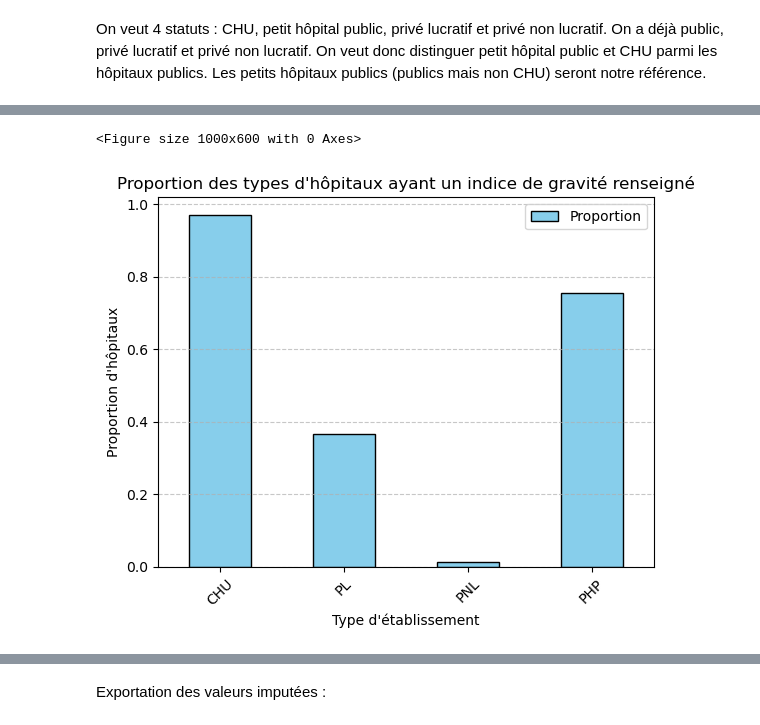
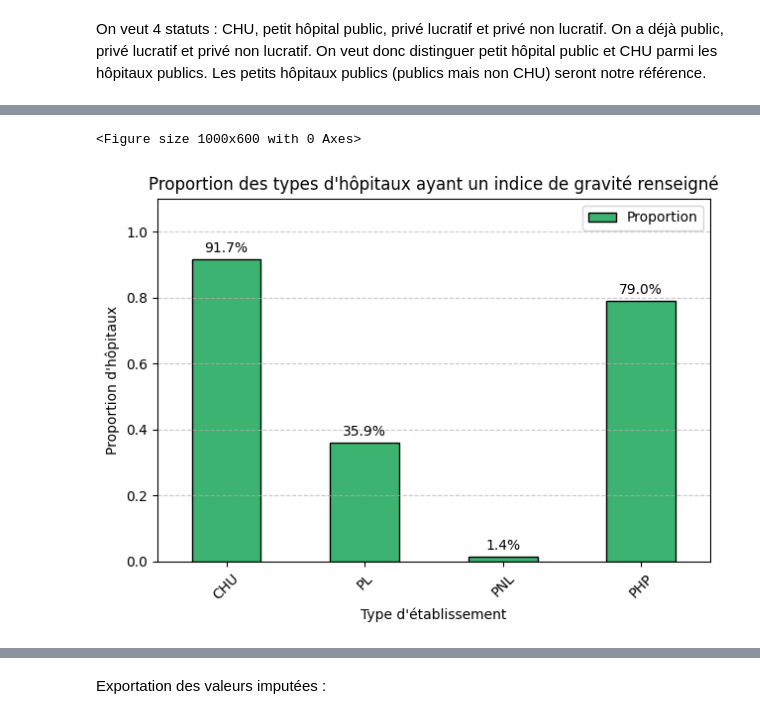
Before and after one commit to Alexandre484/StatApp, a Jupyter notebook: demande_cond_avec_controles.ipynb, the cells around one changed output, grey strips where cells are left out. Saved outputs shown, nothing was run; the diff lists cells and outputs as text; code cells hidden in the pictures.

```diff
--- a/demande_cond_avec_controles.ipynb
+++ b/demande_cond_avec_controles.ipynb
@@ -125,0 +143,16 @@ data["lADMIN"] = np.where(data["EFF_ADMIN"] > 0, np.log(data["EFF_ADMIN"]), 0)
+# %%
+data["lURG"] = np.log(data["PASSU"].fillna(0) + 1)
+data["lMCO_AMB"] = np.log(data["SEJHP_MCO"].fillna(0) + 1)
+data["lMCO_COMP"] = np.log(data["SEJHC_MCO"].fillna(0) + 1)
+data["lPSY"] = np.log(data["SEJ_PSY"].fillna(0) + 1)
+data["lSEANCES"] = np.log(data["SEANCES"].fillna(0) + 1)
+data["lSSR"] = np.log(data["SEJ_SSR"].fillna(0) + 1)
+data["lSLD"] = np.log(data["ENT_SLD"].fillna(0) + 1)
+
+data["lMED"] = np.log(data["EFF_MED"].fillna(0) + 1)
+data["lIDE"] = np.log(data["EFF_IDE"].fillna(0) + 1)
+data["lAID"] = np.log(data["EFF_AID"].fillna(0) + 1)
+data["lADMIN"] = np.log(data["EFF_ADMIN"].fillna(0) + 1)
+# %%
+data['I_MCO'] = (data['SEJHP_MCO'] > 0).astype(int)
+data['I_MCO_2'] = ((data['HEB_MED'] == 1) | (data['HEB_CHIR'] == 1) | (data['HEB_PERINAT'] == 1)).astype(int)
@@ -128,9 +182,6 @@ data["lADMIN"] = np.where(data["EFF_ADMIN"] > 0, np.log(data["EFF_ADMIN"]), 0)
 # %% [markdown]
 On veut 4 statuts : CHU, petit hôpital public, privé lucratif et privé non lucratif. On a déjà public, privé lucratif et privé non lucratif. On veut donc distinguer petit hôpital public et CHU parmi les hôpitaux publics. Les petits hôpitaux publics (publics mais non CHU) seront notre référence.
-# %%
-chu = " CHU|CHU "
-CHU_data = data[data['RS'].str.contains(chu, na=False)]
-data['CHU'] = data['FI'].isin(CHU_data['FI']).astype(int)
 # %%
-data['PL'] = (data['Statut'] == 'Privé lucratif').astype(int)
-data['PNL'] = (data['Statut'] == 'Privé non lucratif').astype(int)
+data['PL'] = (data['Statut'] == 'Organisme Privé à Caractère Commercial').astype(int)
+data['PNL'] = (data['Statut'] == 'Organisme Privé à But non Lucratif').astype(int)
+data['CHU'] = (data['Statut'] == 'CHU').astype(int)
@@ -181,15 +228,22 @@ plot_data = pd.DataFrame(
 )
 # %%
 plt.figure(figsize=(10, 6))
-plot_data.plot(kind='bar', color='skyblue', edgecolor='black')
+
+ax = plot_data.plot(kind='bar', color='mediumseagreen', edgecolor='black')
+
+for container in ax.containers:
+    labels = [f'{val*100:.1f}%' for val in container.datavalues]
+    ax.bar_label(container, labels=labels, padding=3)
 
 plt.title("Proportion des types d'hôpitaux ayant un indice de gravité renseigné")
 plt.xlabel("Type d'établissement")
 plt.ylabel("Proportion d'hôpitaux")
 plt.xticks(rotation=45)
+plt.ylim(0, 1.1)
 plt.grid(axis='y', linestyle='--', alpha=0.7)
 
+plt.tight_layout()
 plt.show()
 # %% [output]
 <Figure size 1000x600 with 0 Axes>
-[figure, old version]
+[figure, new version]
```
Also changed, not shown: parts of 53 cells of this notebook, 4 other files.
